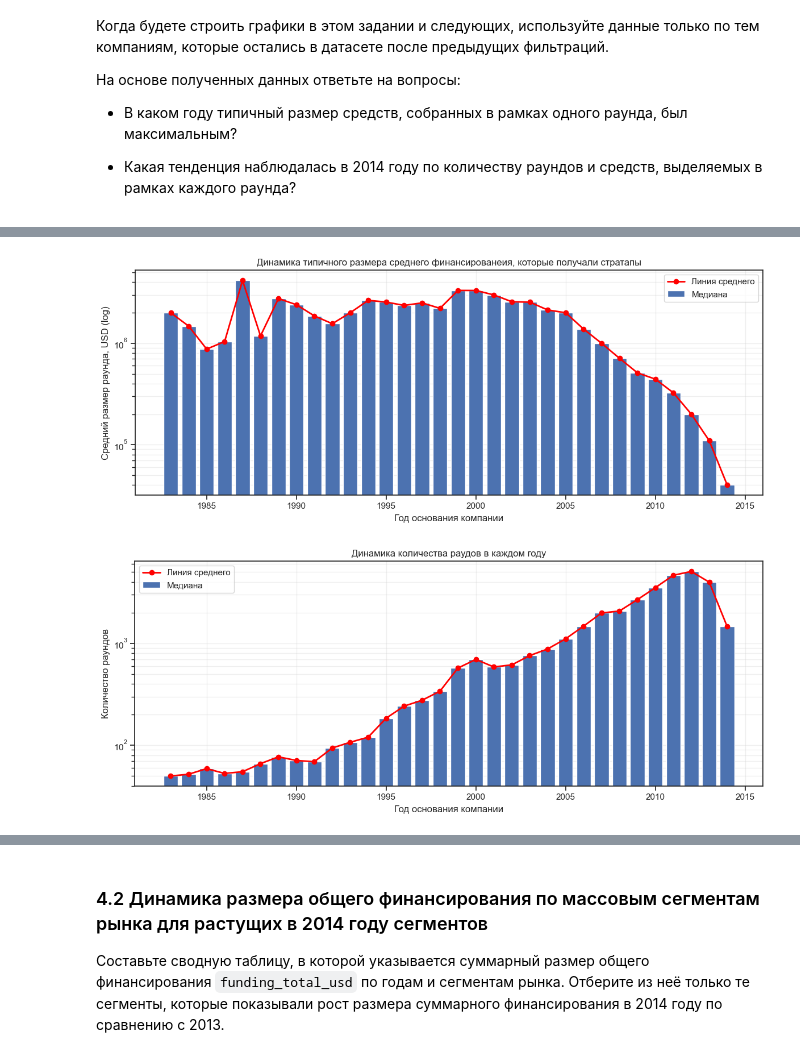
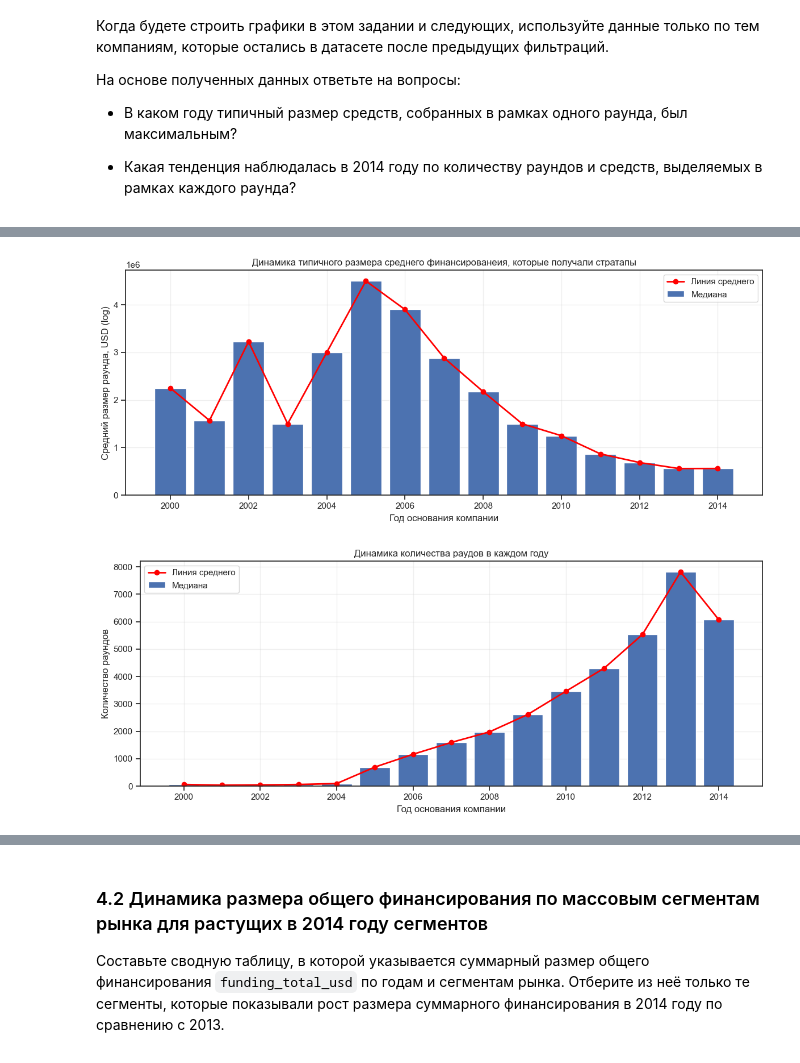
Before and after one commit to CAH0/startup-funding-analysis, a Jupyter notebook: startup_funding_analysis.ipynb, the cells around one changed output, grey strips where cells are left out. Saved outputs shown, nothing was run; the diff lists cells and outputs as text; code cells hidden in the pictures.

```diff
--- a/startup_funding_analysis.ipynb
+++ b/startup_funding_analysis.ipynb
@@ -320,6 +362,10 @@ dtype: int64
 ##Удаление данных в которых пропушенна информация про финансирование
 
 print(readInv.duplicated().sum())
-readInv['funding_total_usd'].dropna()
+
+print(readInv['funding_total_usd'].isna().sum())
+readInv = readInv.dropna(subset=['funding_total_usd']).reset_index(drop=True)
+
+readInv['funding_total_usd'].isna().sum()
 # %% [output]
 0
@@ -649,16 +710,0 @@ data
-# %%
-def is_anomaly(row):
-    grp = row['market']
-    val = row['funding_total_usd']
-    if pd.isna(grp) or grp not in bounds:
-        return False
-
-    if val < bounds[grp]['lower'] or val > bounds[grp]['upper']:
-        return True
-    return False
-
-df['is_anomaly'] = df.apply(is_anomaly, axis=1)
-
-## Этот и прошлый блок мне почти полностью написала нейронка, я сам не справился, потому что толи запутался в задании, толи не понял как это правльно сделать, но это код разобрал и понял
-
-df['is_anomaly'].value_counts()
@@ -736,10 +819,13 @@ df = df[df['is_anomaly'] == False]
 
 Также исключили из данных аномальных значений
 # %%
-ss = df.groupby('founded_year')['funding_rounds'].count()
+df['funding_year'] = df['mid_funding_at'].dt.year
+
+ss = df.groupby('funding_year')['funding_rounds'].sum()
 years_keep = ss[ss >= 50].index
 
-df = df[df['founded_year'].isin(years_keep)]
+df = df[df['funding_year'].isin(years_keep)]
+df = df[df['funding_year'] > 1999]
 
-print(df.groupby('founded_year')['funding_rounds'].count().sort_values())
+print(df.groupby('funding_year')['funding_rounds'].sum().sort_values())
 # %% [output]
@@ -934,11 +1018,13 @@ dtype: float64
 
 * Какая тенденция наблюдалась в 2014 году по количеству раундов и средств, выделяемых в рамках каждого раунда?
 # %%
-data = df.groupby(['name', 'founded_year']).agg(
+data = df.groupby(['name', 'funding_year']).agg(
     total_sum = ('funding_total_usd','sum'),
     count_rounds = ('funding_rounds', 'sum')
 )
 
 data['avg']= data['total_sum']/data['count_rounds']
 
-yearly= data.groupby('founded_year')['avg'].agg(median='median', count='count').reset_index()
+yearly= data.groupby('funding_year')['avg'].agg(median='median', count='count').reset_index()
+
+print(yearly.sort_values(by='median',ascending=False))
@@ -945,26 +1048,24 @@ yearly= data.groupby('founded_year')['avg'].agg(median='median', count='count').
 # %%
 fig, ax = plt.subplots(figsize=(12, 5))
 
-ax.bar(yearly['founded_year'], yearly['median'], label='Медиана')
-ax.plot(yearly['founded_year'], yearly['median'], color='red', marker='o', linewidth=2, label='Линия среднего')
+ax.bar(yearly['funding_year'], yearly['median'], label='Медиана')
+ax.plot(yearly['funding_year'], yearly['median'], color='red', marker='o', linewidth=2, label='Линия среднего')
 
-ax.set_yscale('log')
 ax.set_xlabel('Год основания компании')
 ax.set_ylabel('Средний размер раунда, USD (log)')
 ax.set_title('Динамика типичного размера среднего финансированеия, которые получали стратапы')
 ax.grid(alpha=0.3, which='both')
 ax.legend()
 plt.tight_layout()
 plt.show()
 # %% [output]
-[figure, old version]
+[figure, new version]
 # %%
 fig, ax = plt.subplots(figsize=(12, 5))
 
-ax.bar(yearly['founded_year'], yearly['count'], label='Медиана')
-ax.plot(yearly['founded_year'], yearly['count'], color='red', marker='o', linewidth=2, label='Линия среднего')
+ax.bar(yearly['funding_year'], yearly['count'], label='Медиана')
+ax.plot(yearly['funding_year'], yearly['count'], color='red', marker='o', linewidth=2, label='Линия среднего')
 
-ax.set_yscale('log')
 ax.set_xlabel('Год основания компании')
 ax.set_ylabel('Количество раундов')
 ax.set_title('Динамика количества раудов в каждом году')
@@ -973,4 +1074,4 @@ ax.legend()
 plt.tight_layout()
 plt.show()
 # %% [output]
-[figure, old version]
+[figure, new version]
```
Also changed, not shown: parts of 65 cells of this notebook.
